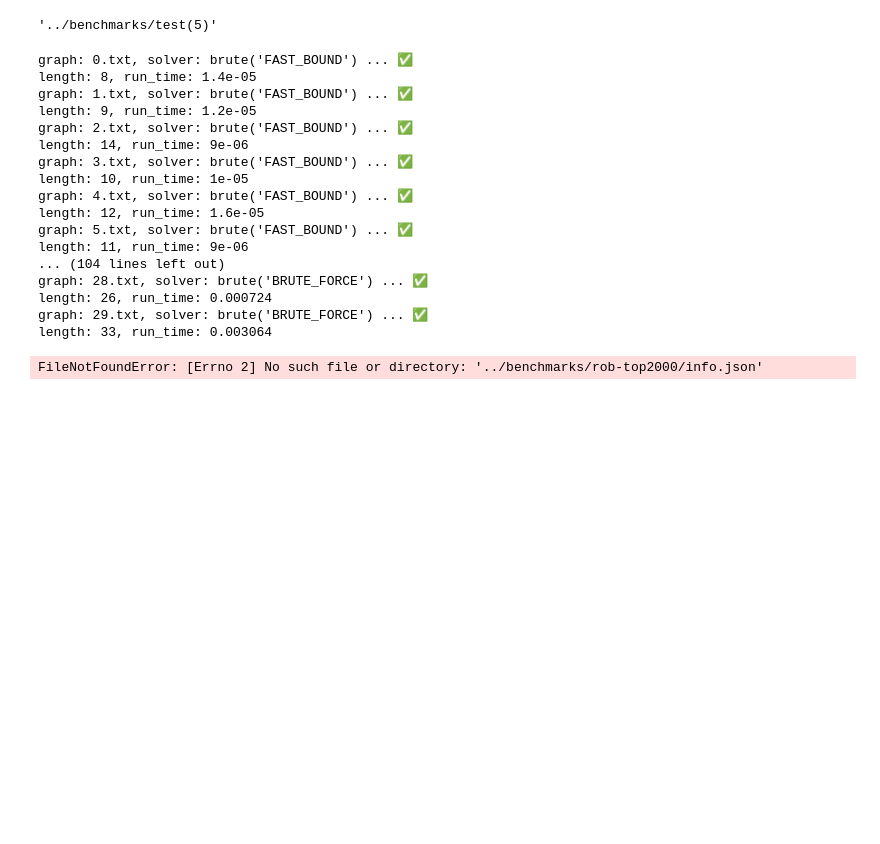
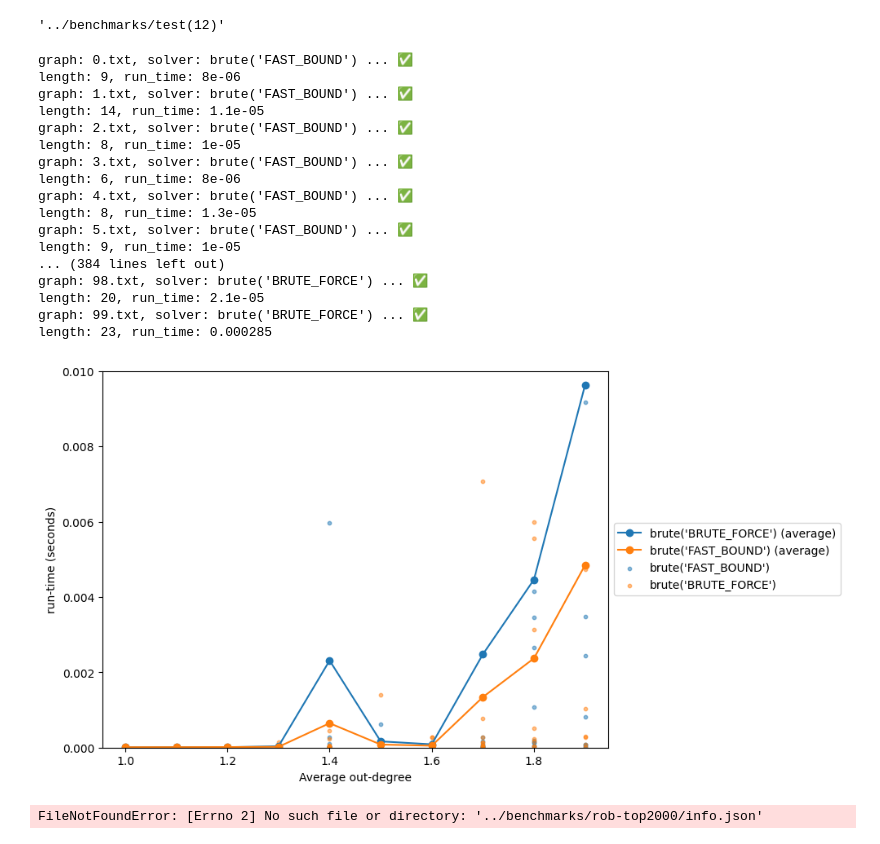
Before and after one commit to blinkybool/LongestPath, a Jupyter notebook: notebooks/benchmarking.ipynb, the cells around one changed output. Drawn from its saved outputs; the diff is of its cells as text; code cells hidden in the pictures; blank space fills up the shorter version.

```diff
--- a/notebooks/benchmarking.ipynb
+++ b/notebooks/benchmarking.ipynb
@@ -23,7 +20,7 @@ The autoreload extension is already loaded. To reload it, use:
 def generate():
   return [
     RandomParams(directed=True, num_vertices=50, average_degree=a)
-      for a in np.arange(1, 2.0, 0.1) for _ in range(3)
+      for a in np.arange(1, 2.0, 0.1) for _ in range(10)
   ]
 
 params_code = inspect.getsource(generate)
@@ -36,68 +33,66 @@ benchmark = new_random_benchmark(params_list, solvers=[
 
 benchmark.benchmark_path
 # %% [output]
-'../benchmarks/test(5)'
+'../benchmarks/test(12)'
 # %%
 benchmark.run(retryFailures=False, timeout=10)
 # %% [output]
 graph: 0.txt, solver: brute('FAST_BOUND') ... ✅
-length: 8, run_time: 1.4e-05
+length: 9, run_time: 8e-06
 graph: 1.txt, solver: brute('FAST_BOUND') ... ✅
-length: 9, run_time: 1.2e-05
+length: 14, run_time: 1.1e-05
 graph: 2.txt, solver: brute('FAST_BOUND') ... ✅
-length: 14, run_time: 9e-06
+length: 8, run_time: 1e-05
 graph: 3.txt, solver: brute('FAST_BOUND') ... ✅
-length: 10, run_time: 1e-05
+length: 6, run_time: 8e-06
 graph: 4.txt, solver: brute('FAST_BOUND') ... ✅
-length: 12, run_time: 1.6e-05
+length: 8, run_time: 1.3e-05
 graph: 5.txt, solver: brute('FAST_BOUND') ... ✅
-length: 11, run_time: 9e-06
-... (104 lines left out)
-graph: 28.txt, solver: brute('BRUTE_FORCE') ... ✅
-length: 26, run_time: 0.000724
-graph: 29.txt, solver: brute('BRUTE_FORCE') ... ✅
-length: 33, run_time: 0.003064
+length: 9, run_time: 1e-05
+... (384 lines left out)
+graph: 98.txt, solver: brute('BRUTE_FORCE') ... ✅
+length: 20, run_time: 2.1e-05
+graph: 99.txt, solver: brute('BRUTE_FORCE') ... ✅
+length: 23, run_time: 0.000285
 # %%
-
-
-benchmark = Benchmark.load("../benchmarks/random-2024-03-22--13-05-30")
 name = os.path.splitext(os.path.basename(benchmark.benchmark_path))[0]
 
 results = benchmark.results()
 solver_names = [str(solver) for solver in benchmark.solvers]
 graph_infos = benchmark.info["graph_infos"]
 # pd.DataFrame(results)
 solver_names
 
 df = pd.DataFrame(results)
 df["solver_name"] = df["solver"].apply(lambda i: solver_names[i])
 df["average_degree"] = df["graph_id"].apply(lambda id: graph_infos[id]['average_degree'])
 
 view = df[['average_degree', 'solver_name','length', 'run_time']]
 
 df.groupby(['average_degree', 'solver', 'solver_name']).agg({'run_time': 'mean'}).reset_index() \
     .pivot(index='average_degree', columns='solver_name', values='run_time') \
     .rename(columns=lambda x: x + " (average)") \
     .plot(style="o-") \
 
 for solver_name in solver_names:
     solver_df = df[df["solver_name"] == solver_name]  # Select rows where run-time is not null
     plt.scatter(solver_df['average_degree'], solver_df['run_time'], label=solver_name, alpha=0.5, s=10)
 
-
-
 # plt.yscale('log')
-plt.xticks(np.arange(1, 4.0, 0.5))
+# plt.xticks(np.arange(1, 4.0, 0.5))
 plt.ylabel("run-time (seconds)")
 plt.xlabel("Average out-degree")
-plt.title("Longest path solve-time for random directed graphs with 50 vertices")
-# plt.axhline(y=20, color='black', linestyle='--', label='run-time cutoff', linewidth=1, alpha=0.5, zorder=0)
+# plt.title("Longest path solve-time for random directed graphs with 50 vertices")
+# plt.axhline(y=0.015, color='black', linestyle='--', label='run-time cutoff', linewidth=1, alpha=0.5, zorder=0)
 plt.legend(loc='center left', bbox_to_anchor=(1, 0.5))
 # df[df["solver"] == 0].plot(x = "average_degree", y="run_time", style="--bo", label="solver_name")
 # df[df["solver"] == 1].plot(x = "average_degree", y="run_time", style="--bo", label="solver_name")
+plt.ylim(0, 0.010)
 
 plt.gcf().set_size_inches(8, 6)
 plt.savefig(os.path.join(benchmark.benchmark_path, "plot.png"), dpi=400, bbox_inches='tight')
+# %% [output]
+[figure, added]
 # %%
 benchmark = Benchmark.load("../benchmarks/rob-top2000")
 name = os.path.splitext(os.path.basename(benchmark.benchmark_path))[0]
```
Also changed, not shown: parts of 1 cell of this notebook, 1 other file.
